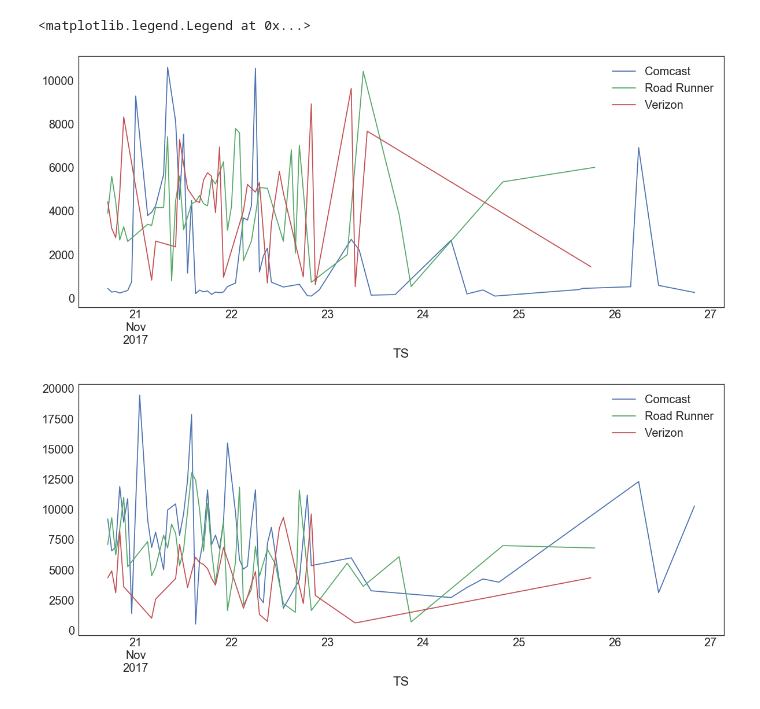
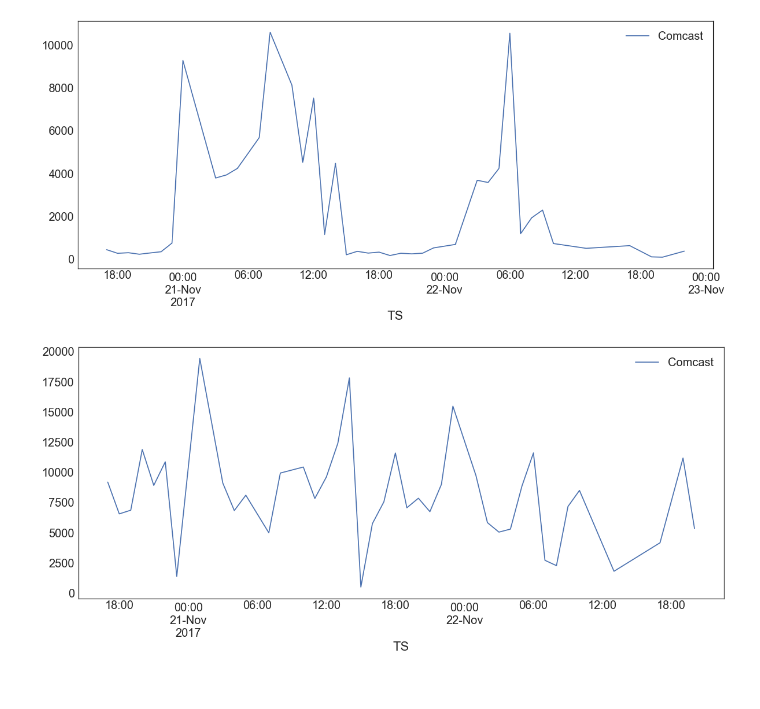
Before and after one commit to panicinc/speed_mystery, a Jupyter notebook: main.ipynb, the cells around one changed output. Cells and saved outputs as stored; diff of their text form; code cells hidden in the pictures.

```diff
--- a/main.ipynb
+++ b/main.ipynb
@@ -20,9 +20,8 @@ df2 = pd.read_csv('part2.log.csv',
                   names=['TS', 'Speed', 'TLD', 'Location'],
                   parse_dates=True)
 
-
-# Filter by speed
-# df1 = df1[df1['Speed'] < 15000]
-# df2 = df2[df2['Speed'] < 15000]
+# remove data outside of our test date range
+df1 = df1.loc['2017-11-20':'2017-11-22']
+df2 = df2.loc['2017-11-20':'2017-11-22']
 # %%
 # remove rows from TLDs with low occurances
@@ -84,42 +98,41 @@ df2_c = df2.copy(True)
 df1_cc = df1_c[df1_c['TLD'] == 'comcast.net'].resample('h').mean()
 df1_rr = df1_c[df1_c['TLD'] == 'rr.com'].resample('h').mean()
 df1_vz = df1_c[df1_c['TLD'] == 'verizon.net'].resample('h').mean()
 
 df2_cc = df2_c[df2_c['TLD'] == 'comcast.net'].resample('h').mean()
 df2_rr = df2_c[df2_c['TLD'] == 'rr.com'].resample('h').mean()
 df2_vz = df2_c[df2_c['TLD'] == 'verizon.net'].resample('h').mean()
 
 df1_cc['Speed'].interpolate(inplace=True)
 df1_rr['Speed'].interpolate(inplace=True)
 df1_vz['Speed'].interpolate(inplace=True)
 
 df2_cc['Speed'].interpolate(inplace=True)
 df2_rr['Speed'].interpolate(inplace=True)
 df2_vz['Speed'].interpolate(inplace=True)
 
 fig, _ = plt.subplots()
 fig.set_figwidth(FIG_WIDTH)
 fig.set_figheight(FIG_HEIGHT)
 # fig.suptitle('comcast vs RR to Panic')
 
 df1_cc['Speed'].plot(label="Comcast")
-df1_rr['Speed'].plot(label="Road Runner")
-df1_vz['Speed'].plot(label="Verizon")
-plt.legend()
+# df1_rr['Speed'].plot(label="Road Runner")
+# df1_vz['Speed'].plot(label="Verizon")
+_ = plt.legend()
 
 fig, _ = plt.subplots()
 fig.set_figwidth(FIG_WIDTH)
 fig.set_figheight(FIG_HEIGHT)
 # fig.suptitle('comcast vs RR to Linode')
 
 df2_cc['Speed'].plot(label="Comcast")
-df2_rr['Speed'].plot(label="Road Runner")
-df2_vz['Speed'].plot(label="Verizon")
-plt.legend()
+# df2_rr['Speed'].plot(label="Road Runner")
+# df2_vz['Speed'].plot(label="Verizon")
+_ = plt.legend()
 # %% [output]
-<matplotlib.legend.Legend at 0x...>
-[figure, old version]
+[figure, new version]
-[figure, old version]
+[figure, new version]
 # %%
 def get_dfs_filtered_by_time(df, label):
     hour = df.index.hour
```
Also changed, not shown: parts of 3 cells of this notebook.
